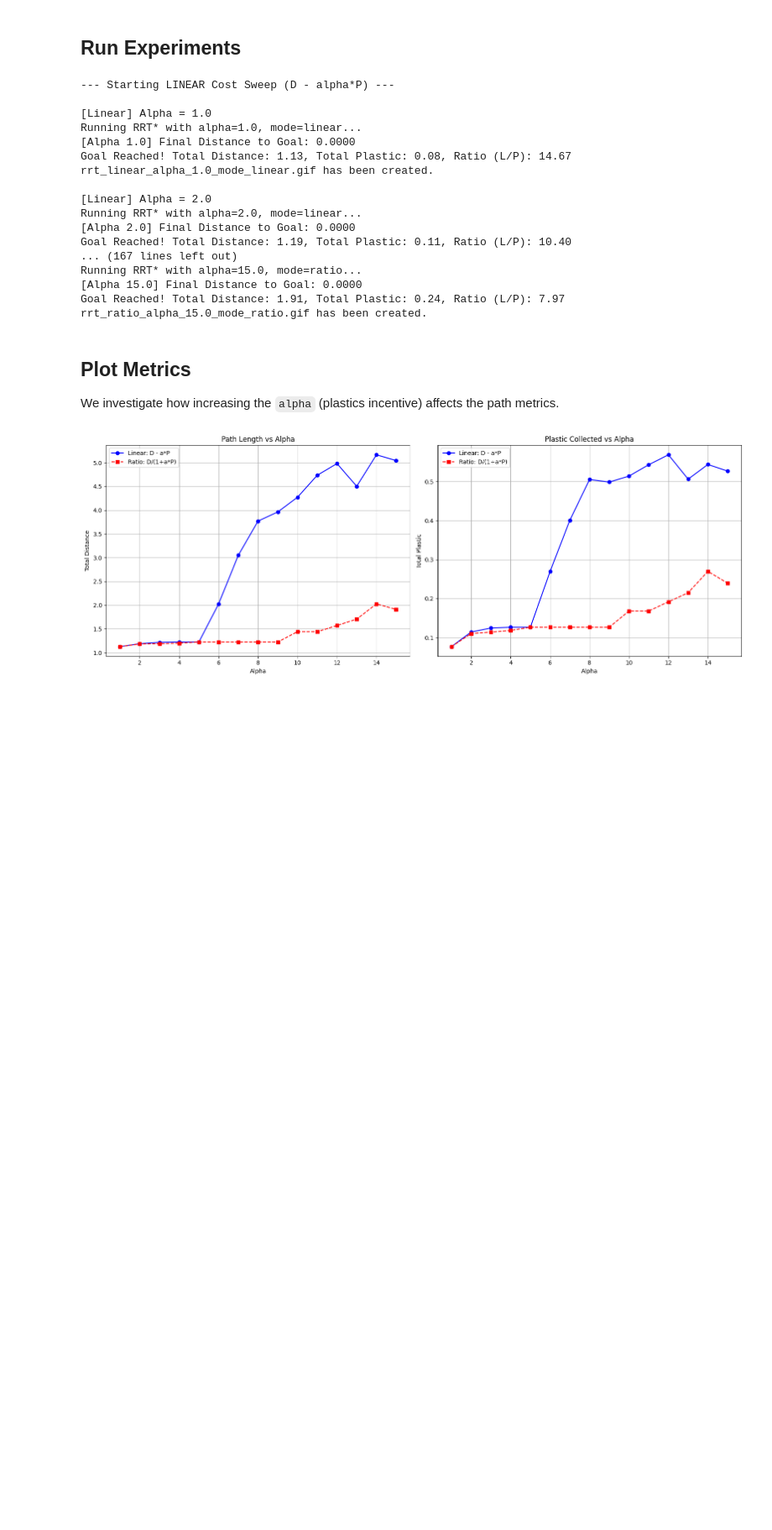
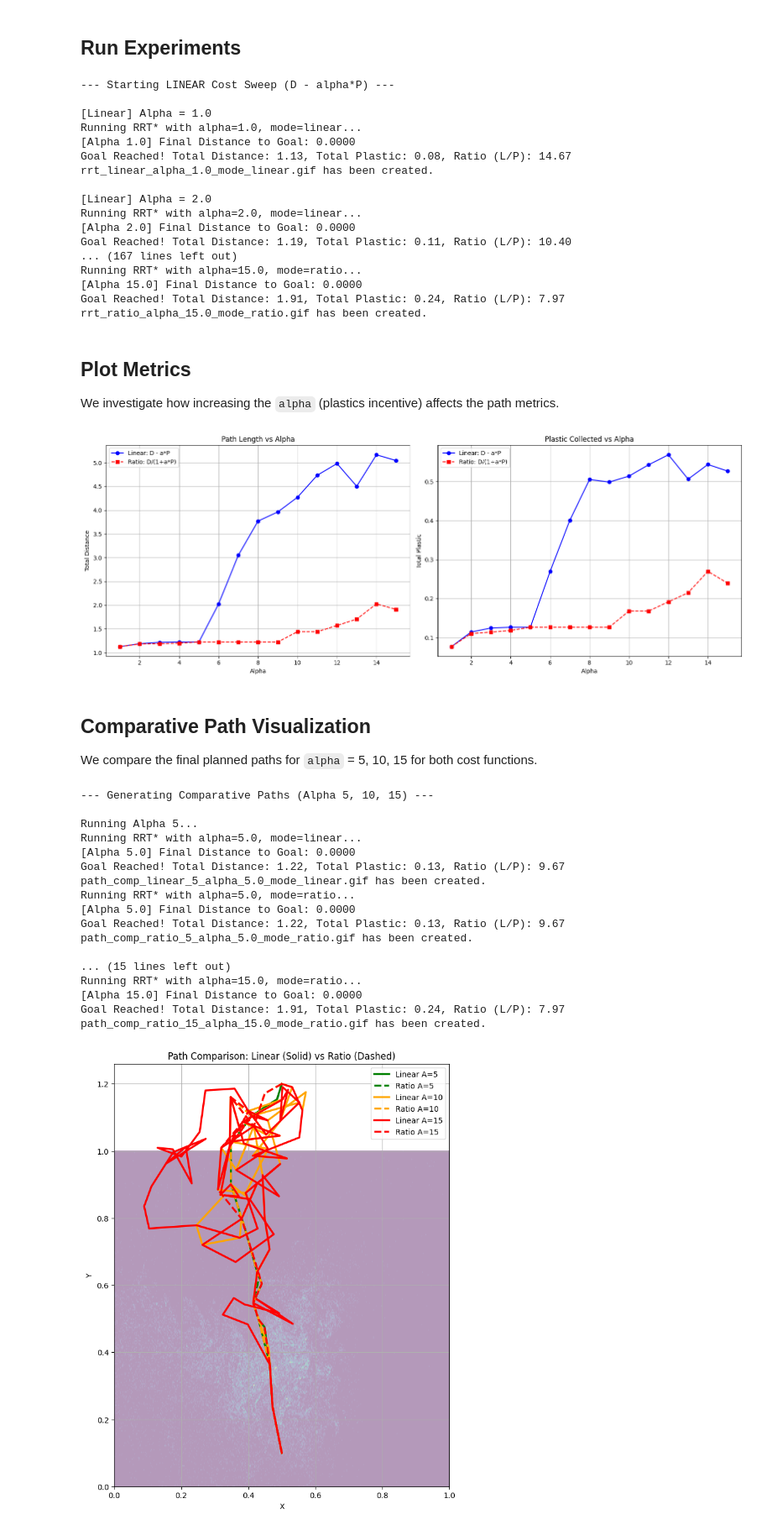
Before and after one commit to rks277/planning-final-proj, a Jupyter notebook: Alpha_Sweep.ipynb, the cells around one changed output. Shown at 84% size. Drawn from its saved outputs; the diff is of its cells as text; code cells hidden in the pictures; blank space fills up the shorter version.

Commit message:
Add path comparison visualization logic

```diff
--- a/Alpha_Sweep.ipynb
+++ b/Alpha_Sweep.ipynb
@@ -27,7 +27,8 @@ for alpha in range(1, 16):
     print(f"\n[Linear] Alpha = {alpha}.0")
     np.random.seed(42)
     # Linear cost mode
-    L, P, ratio = rrt_star_tunable(c, alpha=float(alpha), cost_mode="linear", loops=1000, output_prefix="rrt_linear")
+    # Now returns L, P, ratio, path
+    L, P, ratio, _ = rrt_star_tunable(c, alpha=float(alpha), cost_mode="linear", loops=1000, output_prefix="rrt_linear")
 
     linear_alphas.append(alpha)
     linear_lengths.append(L)
@@ -43,7 +44,7 @@ for alpha in range(1, 16):
     print(f"\n[Ratio] Alpha = {alpha}.0")
     np.random.seed(42)
     # Ratio cost mode
-    L, P, ratio = rrt_star_tunable(c, alpha=float(alpha), cost_mode="ratio", loops=1000, output_prefix="rrt_ratio")
+    L, P, ratio, _ = rrt_star_tunable(c, alpha=float(alpha), cost_mode="ratio", loops=1000, output_prefix="rrt_ratio")
 
     ratio_alphas.append(alpha)
     ratio_lengths.append(L)
@@ -97,3 +98,75 @@ plt.tight_layout()
 plt.show()
 # %% [output]
 [figure]
+# %% [markdown]
+## Comparative Path Visualization
+
+We compare the final planned paths for `alpha` = 5, 10, 15 for both cost functions.
+# %%
+alphas_to_compare = [5, 10, 15]
+paths_linear = {}
+paths_ratio = {}
+
+print("\n--- Generating Comparative Paths (Alpha 5, 10, 15) ---")
+for alpha in alphas_to_compare:
+    print(f"\nRunning Alpha {alpha}...")
+
+    # Linear
+    np.random.seed(42)
+    _, _, _, p_linear = rrt_star_tunable(c, alpha=float(alpha), cost_mode="linear", loops=1000, output_prefix=f"path_comp_linear_{alpha}")
+    paths_linear[alpha] = p_linear
+
+    # Ratio
+    np.random.seed(42)
+    _, _, _, p_ratio = rrt_star_tunable(c, alpha=float(alpha), cost_mode="ratio", loops=1000, output_prefix=f"path_comp_ratio_{alpha}")
+    paths_ratio[alpha] = p_ratio
+
+# Plotting
+plt.figure(figsize=(10, 10))
+# Load background for context
+img = plt.imread('summer_2002_day0_density.png')
+
+# Display background with alpha
+# Assuming the density image covers the [0,1]x[0,1] planning space approximately
+# And y=0 is at the bottom for the planner coordinates.
+plt.imshow(img, origin='lower', extent=[0, 1, 0, 1], alpha=0.4)
+
+colors = {5: 'green', 10: 'orange', 15: 'red'}
+
+for alpha in alphas_to_compare:
+    # Linear
+    pl = np.array(paths_linear[alpha])
+    if len(pl) > 0:
+        plt.plot(pl[:, 0], pl[:, 1], color=colors[alpha], linestyle='-', linewidth=2.5, label=f'Linear A={alpha}')
+
+    # Ratio
+    pr = np.array(paths_ratio[alpha])
+    if len(pr) > 0:
+        plt.plot(pr[:, 0], pr[:, 1], color=colors[alpha], linestyle='--', linewidth=2.5, label=f'Ratio A={alpha}')
+
+plt.title("Path Comparison: Linear (Solid) vs Ratio (Dashed)")
+plt.xlabel("X")
+plt.ylabel("Y")
+plt.legend(loc='upper right')
+plt.grid(True)
+plt.savefig('path_comparison_5_10_15.png')
+plt.show()
+# %% [output]
+--- Generating Comparative Paths (Alpha 5, 10, 15) ---
+
+Running Alpha 5...
+Running RRT* with alpha=5.0, mode=linear...
+[Alpha 5.0] Final Distance to Goal: 0.0000
+Goal Reached! Total Distance: 1.22, Total Plastic: 0.13, Ratio (L/P): 9.67
+path_comp_linear_5_alpha_5.0_mode_linear.gif has been created.
+Running RRT* with alpha=5.0, mode=ratio...
+[Alpha 5.0] Final Distance to Goal: 0.0000
+Goal Reached! Total Distance: 1.22, Total Plastic: 0.13, Ratio (L/P): 9.67
+path_comp_ratio_5_alpha_5.0_mode_ratio.gif has been created.
+
+... (15 lines left out)
+Running RRT* with alpha=15.0, mode=ratio...
+[Alpha 15.0] Final Distance to Goal: 0.0000
+Goal Reached! Total Distance: 1.91, Total Plastic: 0.24, Ratio (L/P): 7.97
+path_comp_ratio_15_alpha_15.0_mode_ratio.gif has been created.
+[figure, added]
```
Also changed, not shown: 1 other file.
